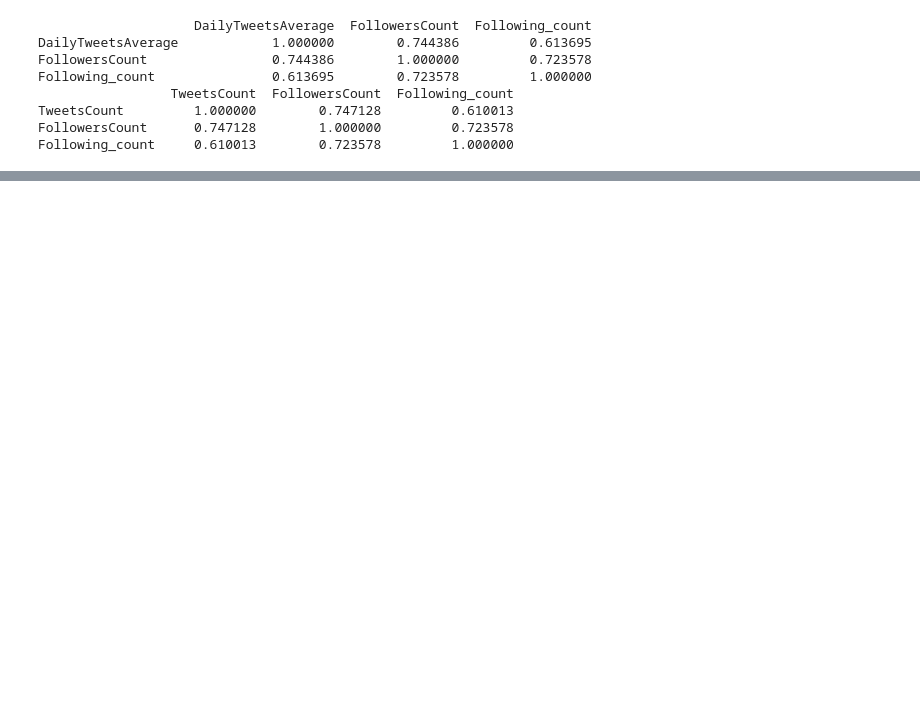
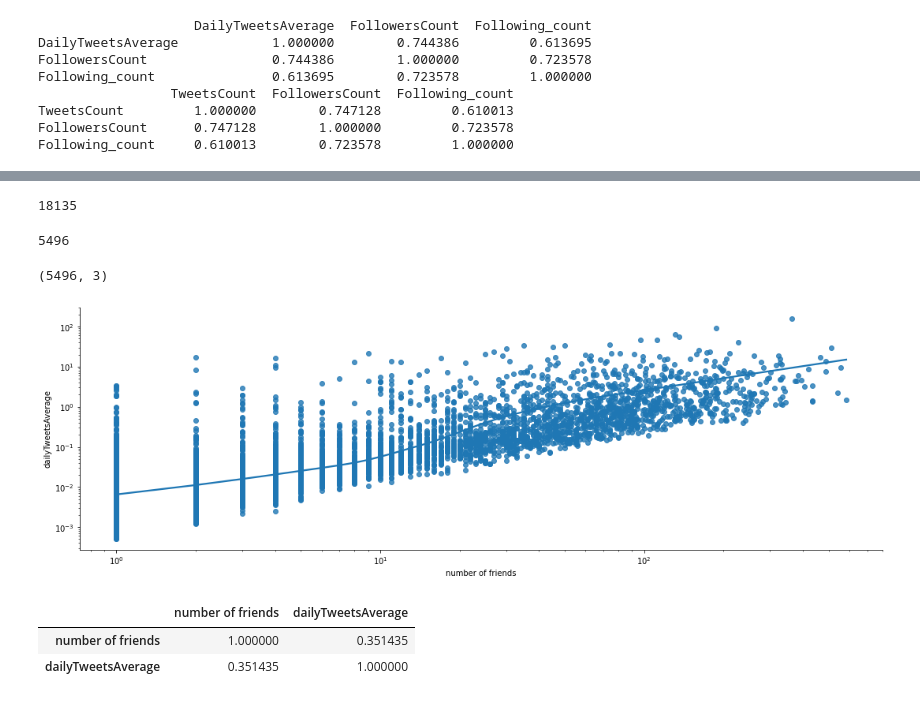
Before and after one commit to epfl-ada/ada-2020-project-milestone-p3-p3_datart, a Jupyter notebook: P4 - processing.ipynb, the cells around one changed output, grey strips where cells are left out. Drawn from its saved outputs; the diff is of its cells as text; code cells hidden in the pictures; blank space fills up the shorter version.

Commit message:
the 3rd graph

```diff
--- a/P4 - processing.ipynb
+++ b/P4 - processing.ipynb
@@ -121,0 +229,4 @@ Following_count     0.610013        0.723578         1.000000
+# %%
+#join with dailyTweetsAverage
+user_id_and_count_mentioned_id=user_id_and_count_mentioned_id.merge(userProfileWithTimePandas[['id','dailyTweetsAverage']],
+                                                                    left_on='user_id',right_on='id', how='inner')
@@ -121,0 +243,42 @@ Following_count     0.610013        0.723578         1.000000
+# %%
+userProfileWithTimePandas.id.nunique()
+# %% [output]
+18135
+# %%
+user_id_and_count_mentioned_id.user_id.nunique()
+# %% [output]
+5496
+# %%
+#count number of friends by user
+a=user_id_and_count_mentioned_id.groupby('user_id').agg({'mentioned_id':lambda x: x.count(),'dailyTweetsAverage':lambda x: x.mean()}).reset_index()
+# %%
+a=a.drop_duplicates()
+# %%
+a.shape
+# %% [output]
+(5496, 3)
+# %%
+a=a.rename({'mentioned_id':'number of friends'},axis=1)
+# %%
+#plot
+
+splot = sns.lmplot(x="number of friends", y="dailyTweetsAverage", data=a,
+           lowess=True,
+           aspect=3)
+
+splot.set(xscale = "log")
+splot.set(yscale = "log")
+# control x and y limits
+"""plt.ylim(0.0001, 200)
+plt.xlim(1, 100000)"""
+
+
+plt.show()
+# %% [output]
+[figure, added]
+# %%
+a[['number of friends','dailyTweetsAverage']].corr( method= 'pearson')
+# %% [output]
+|  | number of friends | dailyTweetsAverage |
+| number of friends | 1.000000 | 0.351435 |
+| dailyTweetsAverage | 0.351435 | 1.000000 |
```
Also changed, not shown: parts of 22 cells of this notebook.
